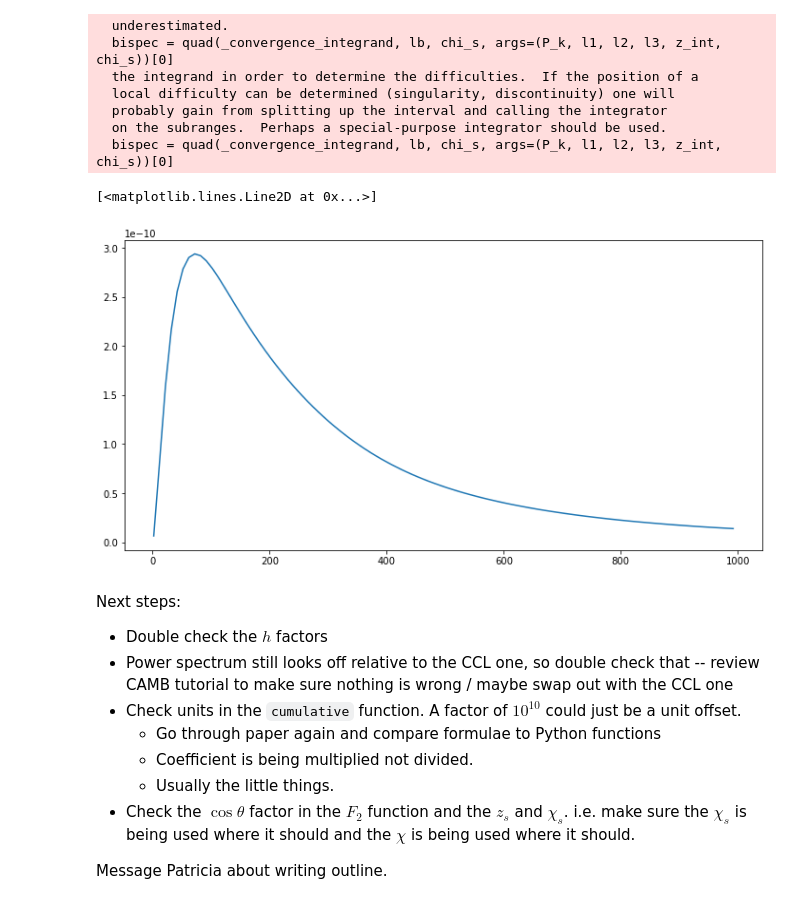
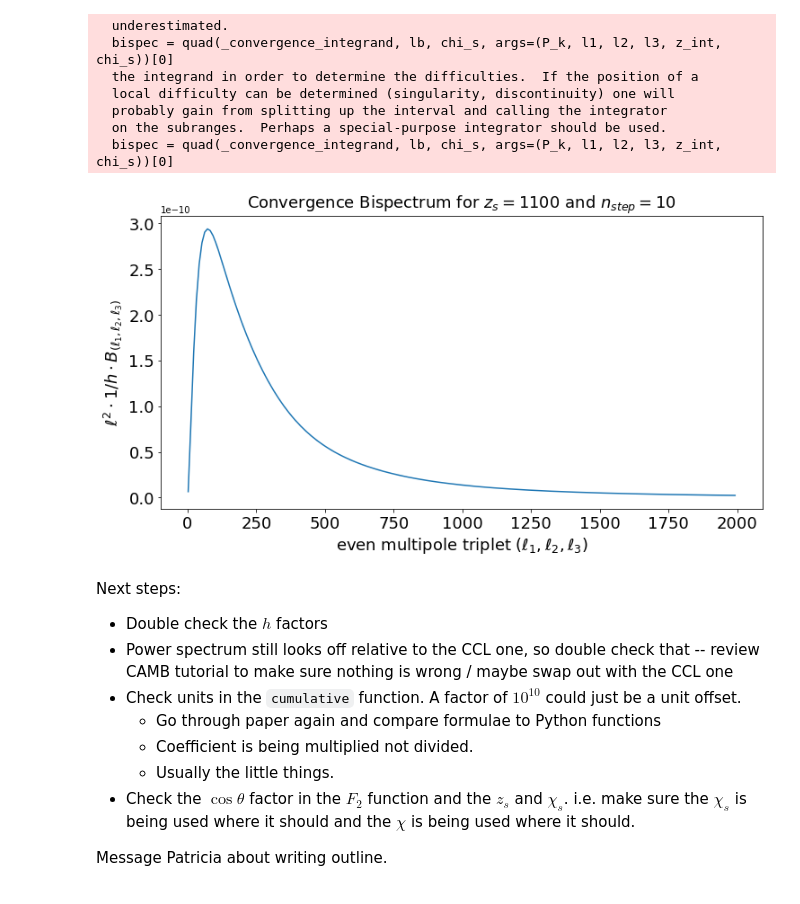
Before and after one commit to abarnea/Bispectrum, a Jupyter notebook: convergence_bispec.ipynb, the cells around one changed output. Drawn from its saved outputs; the diff is of its cells as text; code cells hidden in the pictures.

Commit message:
Spruced up bispec plot

```diff
--- a/convergence_bispec.ipynb
+++ b/convergence_bispec.ipynb
@@ -250,7 +250,7 @@ def cumulative_convergence_bispec(lmax, lmin=1, nstep=1, lb=1, z_s=2):
 
     return ells, hs, Bls
 # %%
-ells, hs, Bls = cumulative_convergence_bispec(1000, lmin=2, nstep=10, z_s =1100. )
+ells, hs, Bls = cumulative_convergence_bispec(2000, lmin=2, nstep=10, z_s =1100. )
 # %% [output]
   underestimated.
   bispec = quad(_convergence_integrand, lb, chi_s, args=(P_k, l1, l2, l3, z_int, chi_s))[0]
@@ -259,13 +259,33 @@ ells, hs, Bls = cumulative_convergence_bispec(1000, lmin=2, nstep=10, z_s =1100.
   probably gain from splitting up the interval and calling the integrator
   on the subranges.  Perhaps a special-purpose integrator should be used.
   bispec = quad(_convergence_integrand, lb, chi_s, args=(P_k, l1, l2, l3, z_int, chi_s))[0]
-# %%
-plt.figure(figsize=(12,6))
-bls = ells**2 * (1/hs) * Bls
-plt.plot(ells[np.isfinite(bls)], bls[np.isfinite(bls)])
-# %% [output]
-[<matplotlib.lines.Line2D at 0x...>]
-[figure, removed]
+# %%
+def plot_bispec_eq(ells, bls, figsize=(12,6),
+                   xscale='linear', yscale='linear',
+                   xlabel="even multipole triplet $(\ell_1, \ell_2, \ell_3)$",
+                   ylabel="$B_{(\ell_1, \ell_2, \ell_3)}$",
+                   title="Convergence Bispectrum"):
+    plt.figure(figsize=figsize)
+    plt.plot(ells, bls)
+    # plt.legend(frameon=False, loc='upper right', fontsize=14)
+    plt.xscale(xscale)
+    plt.yscale(yscale)
+    plt.ylabel(ylabel, fontsize=18)
+    plt.xlabel(xlabel, fontsize=18)
+    plt.title(title, fontsize=18)
+    plt.xticks(fontsize=18)
+    plt.yticks(fontsize=18)
+    plt.show()
+# %%
+bls = ells**2 * (1/hs) * Bls
+finite_ells = ells[np.isfinite(bls)]
+finite_bls = bls[np.isfinite(bls)]
+
+plot_bispec_eq(finite_ells, finite_bls,
+               ylabel="$\ell^2 \cdot 1/h \cdot B_{(\ell_1, \ell_2, \ell_3)}$",
+               title="Convergence Bispectrum for $z_s = 1100.$ and $n_{step} = 10$")
+# %% [output]
+[figure, added]
 # %% [markdown]
 Next steps:
 
```
Also changed, not shown: parts of 1 cell of this notebook.
